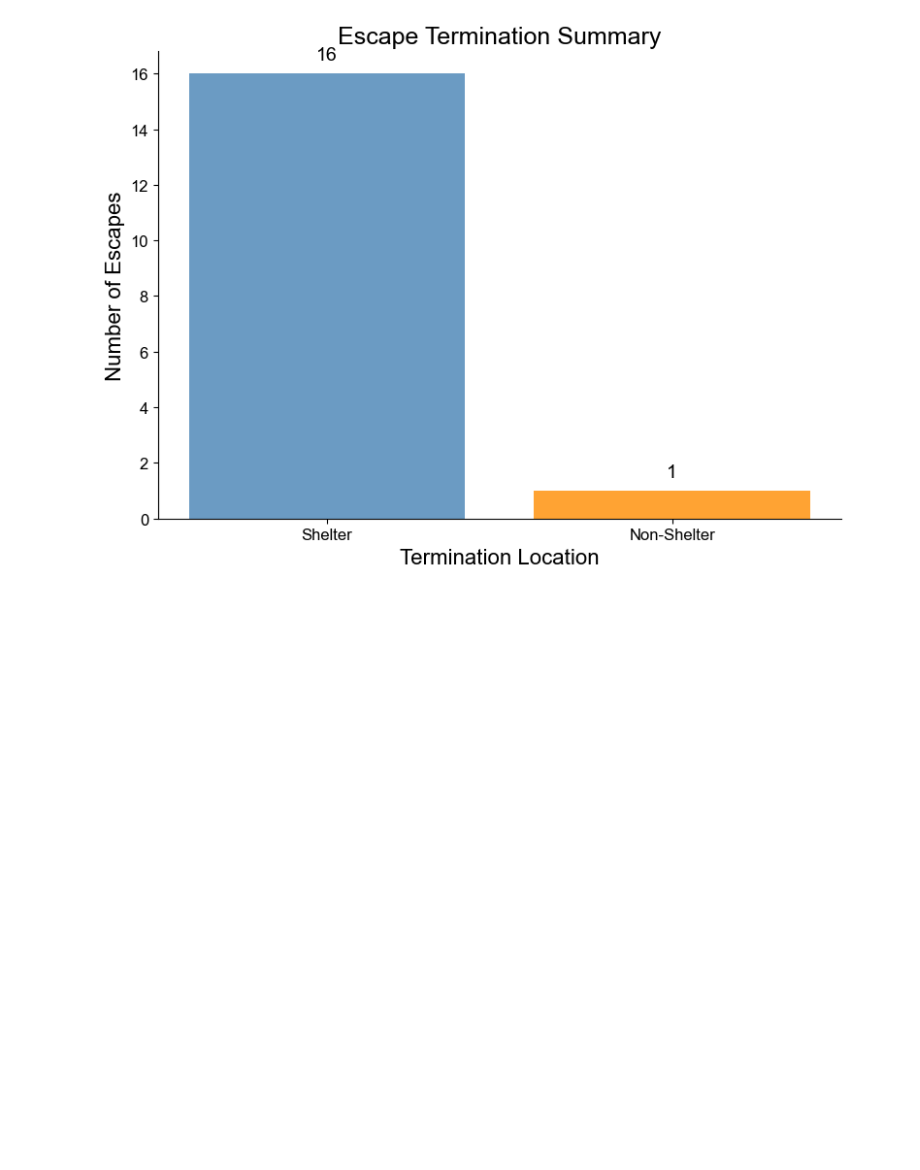
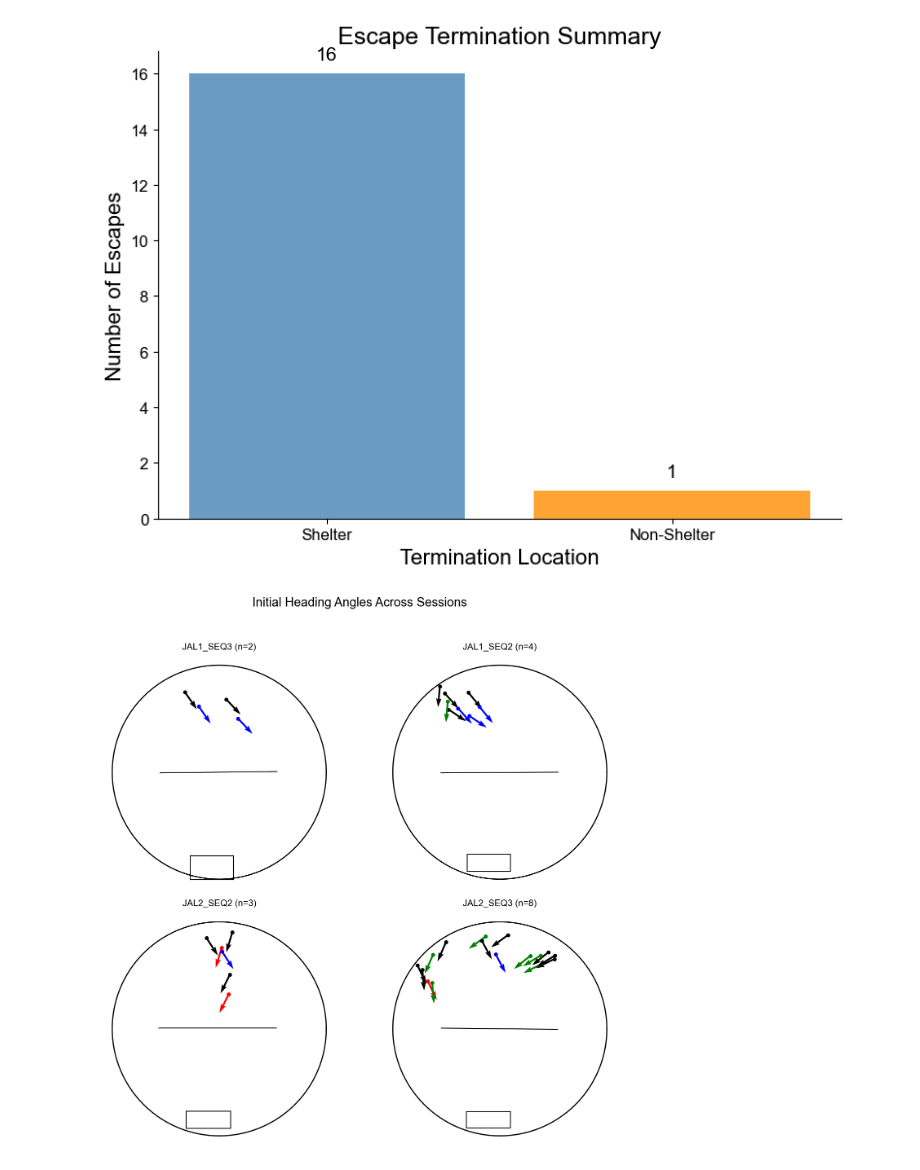
Before and after one commit to BrancoLab/JAL2_subgoal_pipeline, a Jupyter notebook: LF_thesis/two_edge_paradigm/behaviour/escapes_over_view.ipynb, the cells around one changed output. Drawn from its saved outputs; the diff is of its cells as text; code cells hidden in the pictures; blank space fills up the shorter version.

```diff
--- a/LF_thesis/two_edge_paradigm/behaviour/escapes_over_view.ipynb
+++ b/LF_thesis/two_edge_paradigm/behaviour/escapes_over_view.ipynb
@@ -260,3 +264,103 @@ plot_escape_summary(shelter_escapes, non_shelter_escapes)
 # %% [output]
 The PostScript backend does not support transparency; partially transparent artists will be rendered opaque.
 [figure]
+# %%
+import matplotlib.pyplot as plt
+import numpy as np
+from behave_analysis.utils.arena_plotting import Arena
+
+def plot_initial_heading_angle(sessions):
+    """
+    Plot the initial heading angle for each session. Each subplot represents a session,
+    showing the mouse's heading before and after the head turn, colored by the target it is heading toward.
+    """
+    # Configure plot parameters for publication
+    plt.rcParams.update({
+        "font.size": 14,
+        "font.family": "Arial",
+        "axes.labelsize": 16,
+        "axes.titlesize": 18,
+        "xtick.labelsize": 12,
+        "ytick.labelsize": 12,
+    })
+
+    fig, axes = plt.subplots(2, 2, figsize=(14, 14))  # Create a 2x2 grid of subplots
+    fig.suptitle("Initial Heading Angles Across Sessions", fontsize=22)  # Add a main title
+
+    # Define session titles
+    session_titles = ["JAL1_SEQ3", "JAL1_SEQ2", "JAL2_SEQ2", "JAL2_SEQ3"]
+
+    # Loop through each session and plot its initial heading angles
+    for ax, (session_title, (onsets, offsets, tracking_data, escapes)) in zip(axes.flatten(), sessions.items()):
+        sum_homings = 0
+        length = 180  # Length of the arrows
+
+        for onset, offset, avg_hdir in zip(onsets, offsets, escapes.head_orientation["avg_hdir"]):
+            if np.isnan(onset):
+                continue
+
+            # Calculate the start frame based on cumulative distance
+            frame_coords = tracking_data["avg_loc"][onset:offset]
+            _, start_frame = cum_distance(onset, offset, frame_coords, pixels_per_cm=10, cum_threshold=15)
+
+            # Extract initial heading direction and position
+            mouse_start = tracking_data["avg_loc"][onset - 1]
+            dx_start = length * np.cos(avg_hdir)
+            dy_start = length * -np.sin(avg_hdir)
+            ax.scatter(mouse_start[0], mouse_start[1], color="black")
+            ax.quiver(mouse_start[0], mouse_start[1], dx_start, dy_start, angles="xy", scale_units="xy", scale=2, color="black")
+
+            # Extract heading direction after the head turn
+            mouse_run = tracking_data["head_loc"][start_frame]
+            dx_run = length * np.cos(avg_hdir)
+            dy_run = length * -np.sin(avg_hdir)
+
+            # Calculate cosine similarity for target preference
+            xdist = -tracking_data["head_loc"][start_frame, 0] + tracking_data["barrier_loc"][0][0]
+            ydist = -tracking_data["head_loc"][start_frame, 1] + tracking_data["barrier_loc"][0][1]
+            bprea = -np.arctan2(ydist, xdist)
+
+            xdist = -tracking_data["head_loc"][start_frame, 0] + tracking_data["barrier_loc"][1][0]
+            ydist = -tracking_data["head_loc"][start_frame, 1] + tracking_data["barrier_loc"][1][1]
+            bposta = -np.arctan2(ydist, xdist)
+
+            bsa = tracking_data["bod_shelt_dir"][start_frame]
+            if bsa < 0:
+                bsa += np.pi
+            elif bsa > 0:
+                bsa -= np.pi
+
+            cosim = [np.cos(bprea - avg_hdir),
+                     np.cos(bsa - avg_hdir),
+                     np.cos(bposta - avg_hdir)]
+            color = ["green", "red", "blue"]
+
+            # Plot the heading direction after the head turn
+            ax.scatter(mouse_run[0], mouse_run[1], color=color[np.argmax(cosim)])
+            ax.quiver(mouse_run[0], mouse_run[1], dx_run, dy_run, angles="xy", scale_units="xy", scale=2, color=color[np.argmax(cosim)])
+
+            sum_homings += 1
+
+        # Add the arena outline and shelter
+        Arena(ax=ax, shelter_coordinates=tracking_data["shelter_loc"], condition="barrier_present", barrier_coordinates=tracking_data["barrier_loc"])
+        ax.set_title(f"{session_title} (n={sum_homings})", fontsize=16)
+        ax.set_xlabel("X Position (cm)", fontsize=14)
+        ax.set_ylabel("Y Position (cm)", fontsize=14)
+        ax.set_aspect("equal", adjustable="box")
+
+    plt.tight_layout(rect=[0, 0, 1, 0.95])  # Adjust layout to fit the main title
+    plt.savefig(os.path.join(save_path, "initial_heading_angles.eps"), format="eps", bbox_inches="tight", dpi=300)
+    plt.show()
+
+# Prepare session data
+sessions = {
+    "JAL1_SEQ3": (JAL1_SEQ3_escapes.escape_onset_frames, JAL1_SEQ3_escapes.escape_end_frames, JAL1_SEQ3_tracking_data, JAL1_SEQ3_escapes),
+    "JAL1_SEQ2": (JAL1_SEQ2_escapes.escape_onset_frames, JAL1_SEQ2_escapes.escape_end_frames, JAL1_SEQ2_tracking_data, JAL1_SEQ2_escapes),
+    "JAL2_SEQ2": (JAL2_SEQ2_escapes.escape_onset_frames, JAL2_SEQ2_escapes.escape_end_frames, JAL2_SEQ2_tracking_data, JAL2_SEQ2_escapes),
+    "JAL2_SEQ3": (JAL2_SEQ3_escapes.escape_onset_frames, JAL2_SEQ3_escapes.escape_end_frames, JAL2_SEQ3_tracking_data, JAL2_SEQ3_escapes),
+}
+
+# Plot initial heading angles for all sessions
+plot_initial_heading_angle(sessions)
+# %% [output]
+[figure, added]
```
Also changed, not shown: parts of 2 cells of this notebook, 27 other files.
